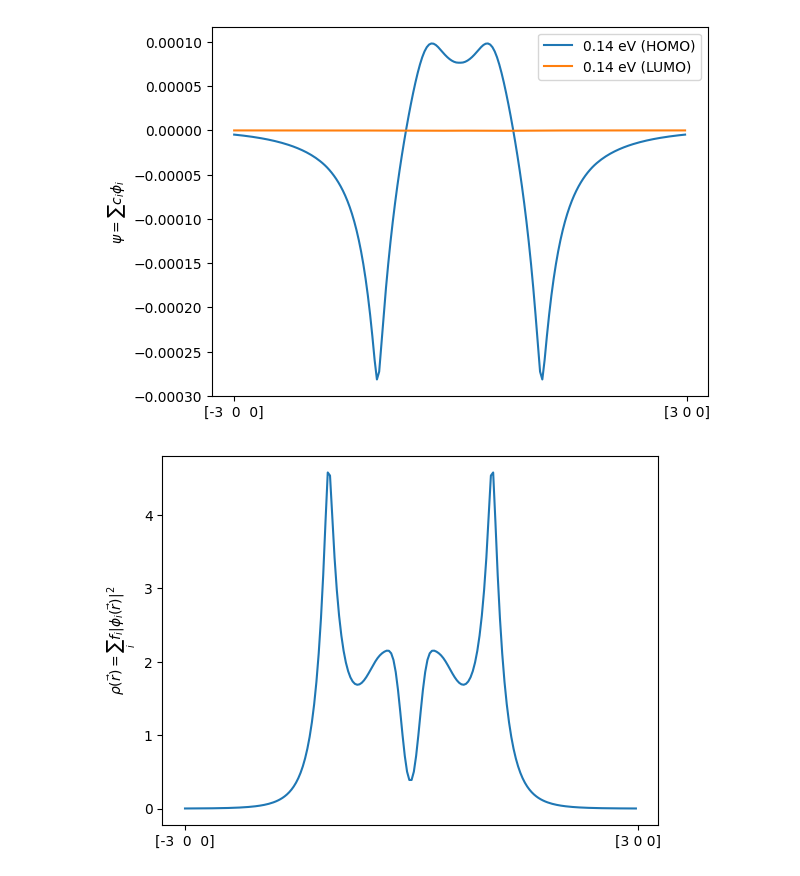
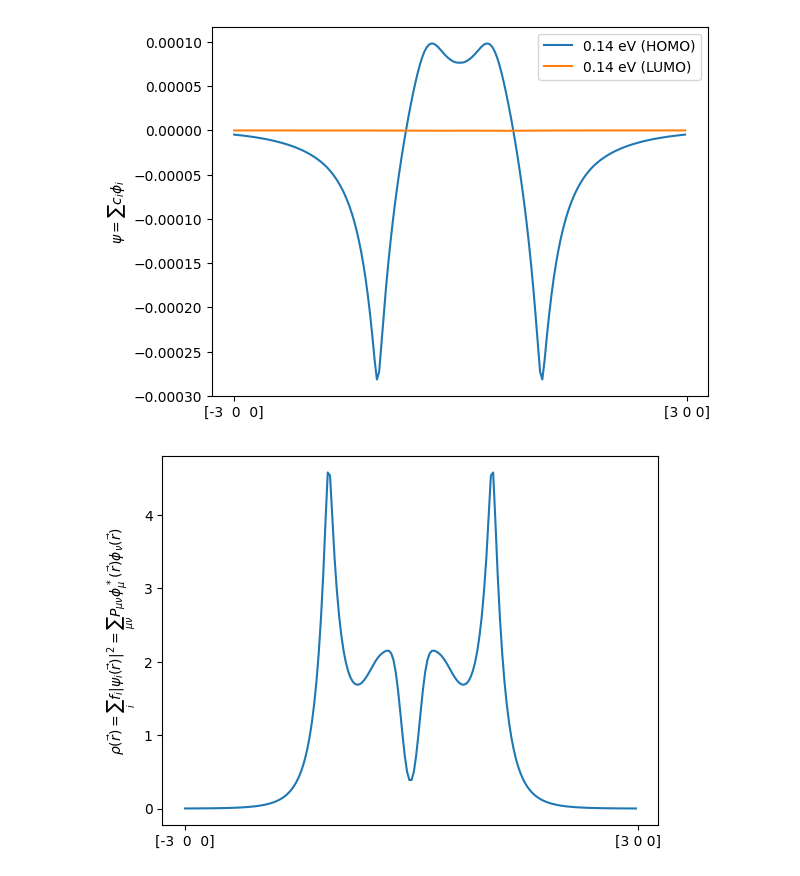
Before and after one commit to fireball-QMD/fireballpy, a Jupyter notebook: examples/wf_1d.ipynb, the cells around one changed output. Drawn from its saved outputs; the diff is of its cells as text; code cells hidden in the pictures.

```diff
--- a/examples/wf_1d.ipynb
+++ b/examples/wf_1d.ipynb
@@ -22,7 +22,9 @@ orb = Fireball_Orbitals(fbobj=atoms.calc)
 ini = np.array([-3, 0, 0])
 fin = np.array([3, 0, 0])
 num_puntos = 200
-phi,rho = orb.phi1D(ini,fin,num_puntos)
+
+aux = orb.phi1D(ini,fin,num_puntos)
+phi, rho =  aux['phi'], aux['rho']
 # %%
 import matplotlib.pyplot as plt
 X = np.arange(num_puntos)
@@ -58,7 +60,7 @@ plt.show()
 # %%
 plt.plot(X, rho, '-')
 plt.xticks([0, num_puntos], [f'{ini}', f'{fin}'])
-plt.ylabel(r'$\rho(\vec r) = \sum_i f_{i} |\phi_{i}(\vec r)|^2$')
+plt.ylabel(r'$\rho(\vec r) = \sum_i f_{i} |\psi_{i}(\vec r)|^2 =  \sum _{\mu\nu}P_{\mu\nu}\phi^*_\mu (\vec r)\phi_\nu (\vec r)$')
 plt.show()
 # %% [output]
-[figure, old version]
+[figure, new version]
```
Also changed, not shown: 2 other files.
